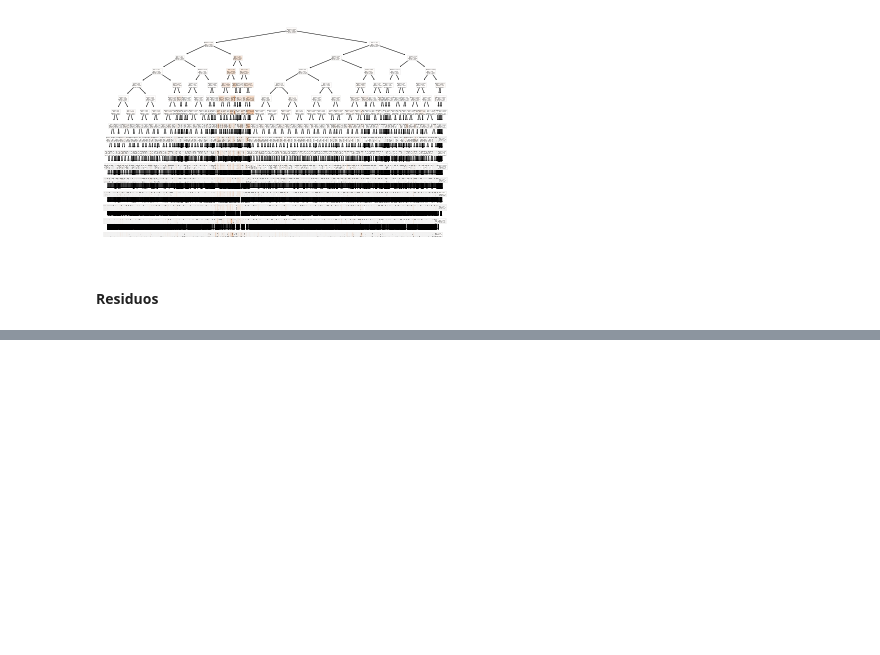
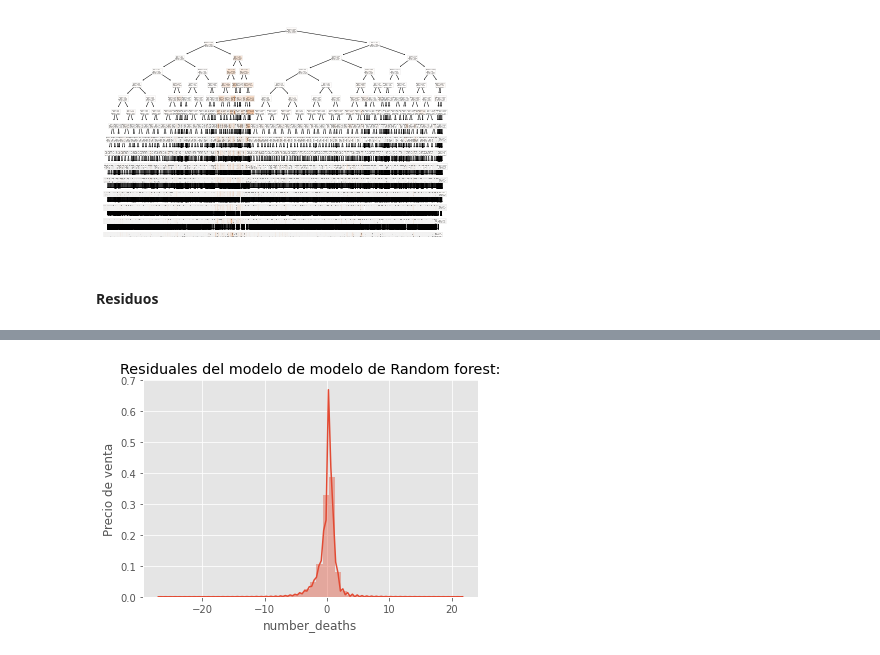
Before and after one commit to Orlando19943/Proyecto1-DM, a Jupyter notebook: predictions.ipynb, the cells around one changed output, grey strips where cells are left out. Saved outputs shown, nothing was run; the diff lists cells and outputs as text; code cells hidden in the pictures; blank space fills up the shorter version.

```diff
--- a/predictions.ipynb
+++ b/predictions.ipynb
@@ -341,0 +338,7 @@ plt.show()
+# %%
+sns.distplot(residuales);
+plt.title("Residuales del modelo de modelo de Random forest:")
+plt.ylabel("Precio de venta")
+plt.show()
+# %% [output]
+[figure, added]
```
Also changed, not shown: parts of 3 cells of this notebook.
